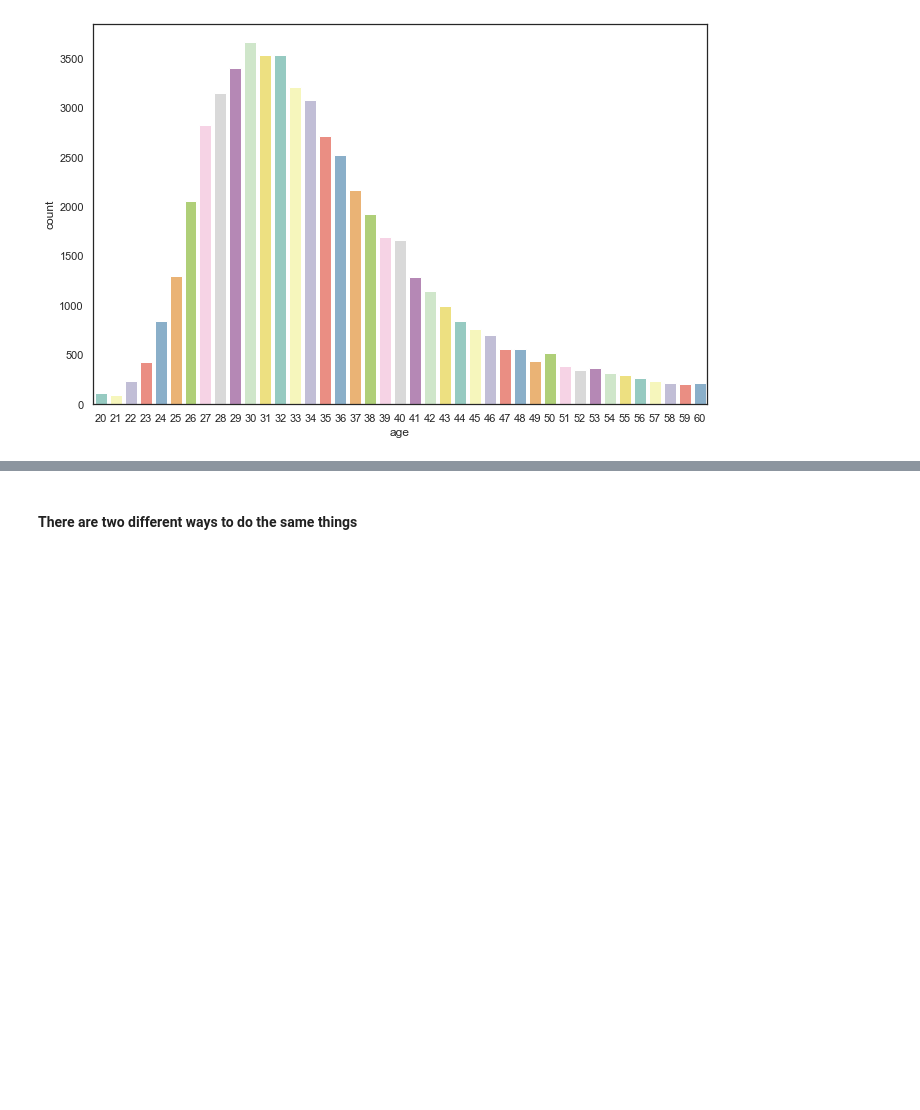
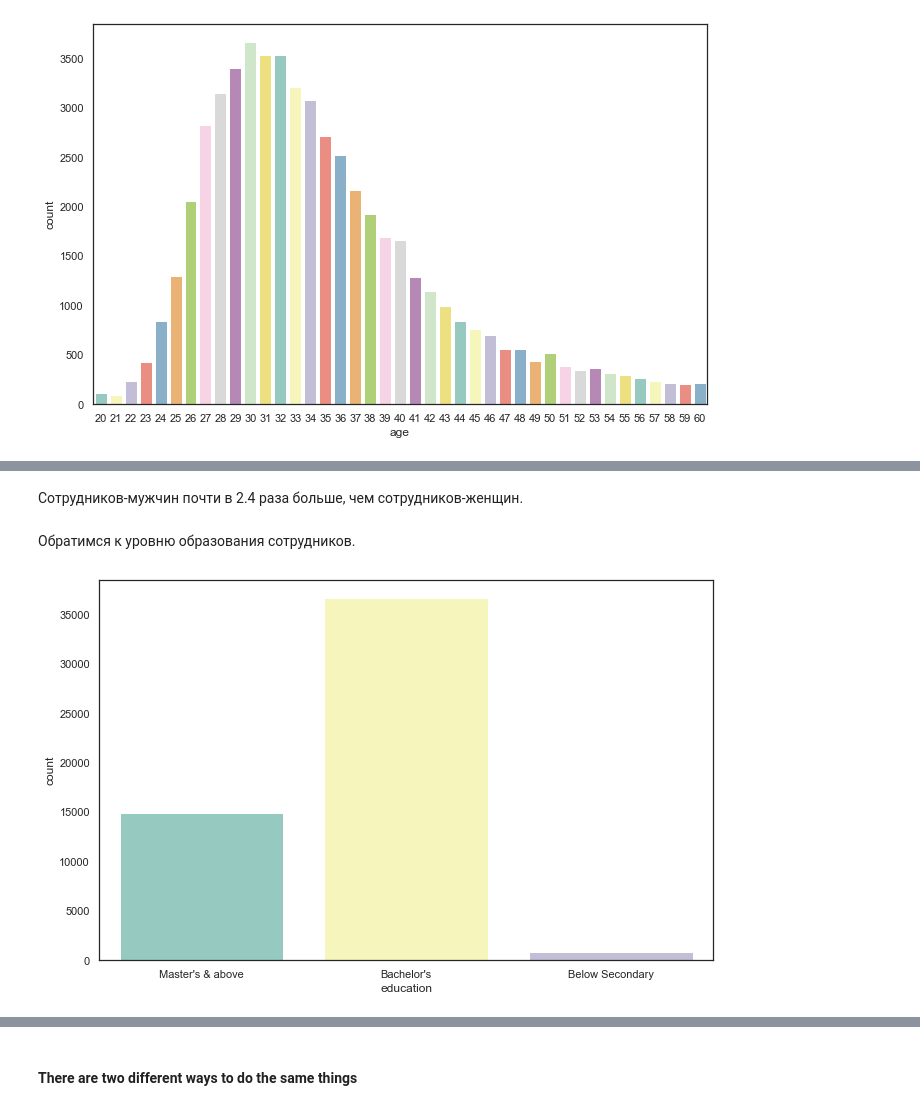
Before and after one commit to ivanvikhrev/ML-HR-analysis-case-study, a Jupyter notebook: model.ipynb, the cells around one changed output, grey strips where cells are left out. Saved outputs shown, nothing was run; the diff lists cells and outputs as text; code cells hidden in the pictures; blank space fills up the shorter version.

```diff
--- a/model.ipynb
+++ b/model.ipynb
@@ -100,0 +118,9 @@ data.describe()
+# %% [markdown]
+Сотрудников-мужчин почти в 2.4 раза больше, чем сотрудников-женщин.
+# %% [markdown]
+Обратимся к уровню образования сотрудников.
+# %%
+sns.countplot(x='education', data=data, palette="Set3")
+pass
+# %% [output]
+[figure, added]
```
Also changed, not shown: parts of 31 cells of this notebook.
